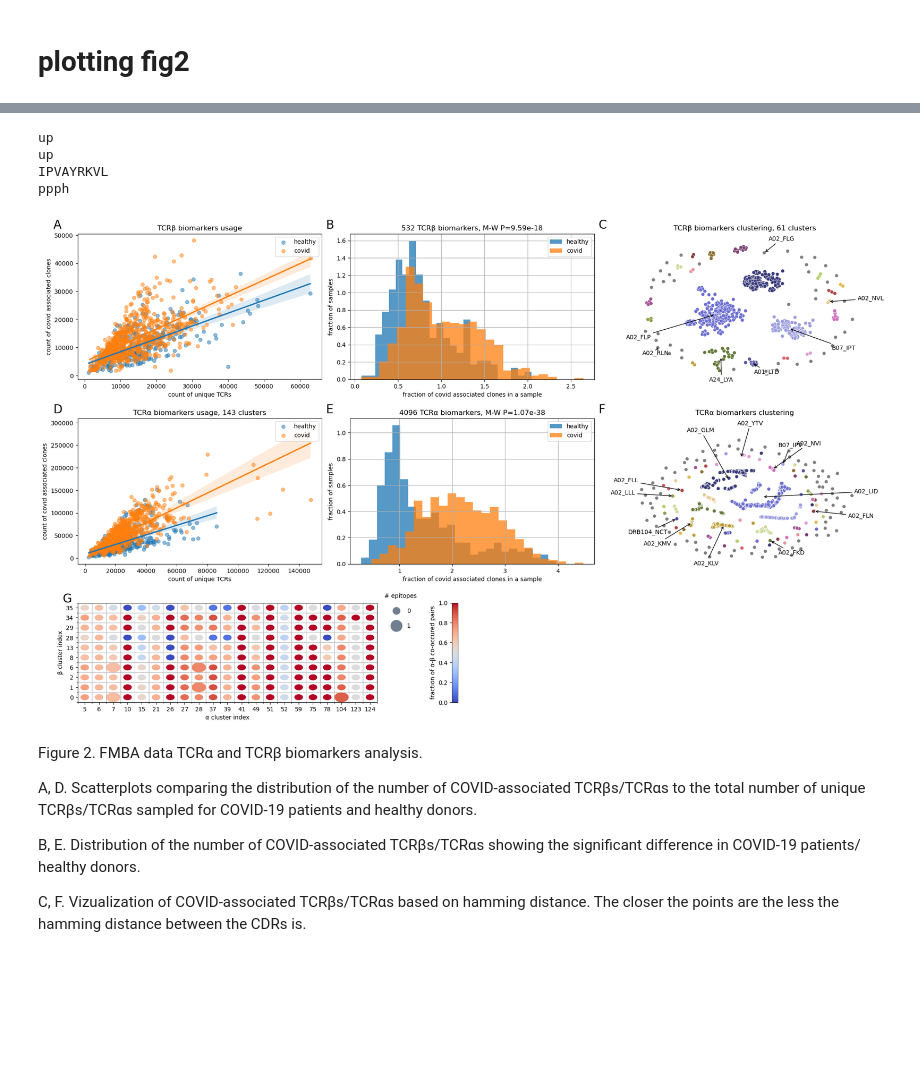
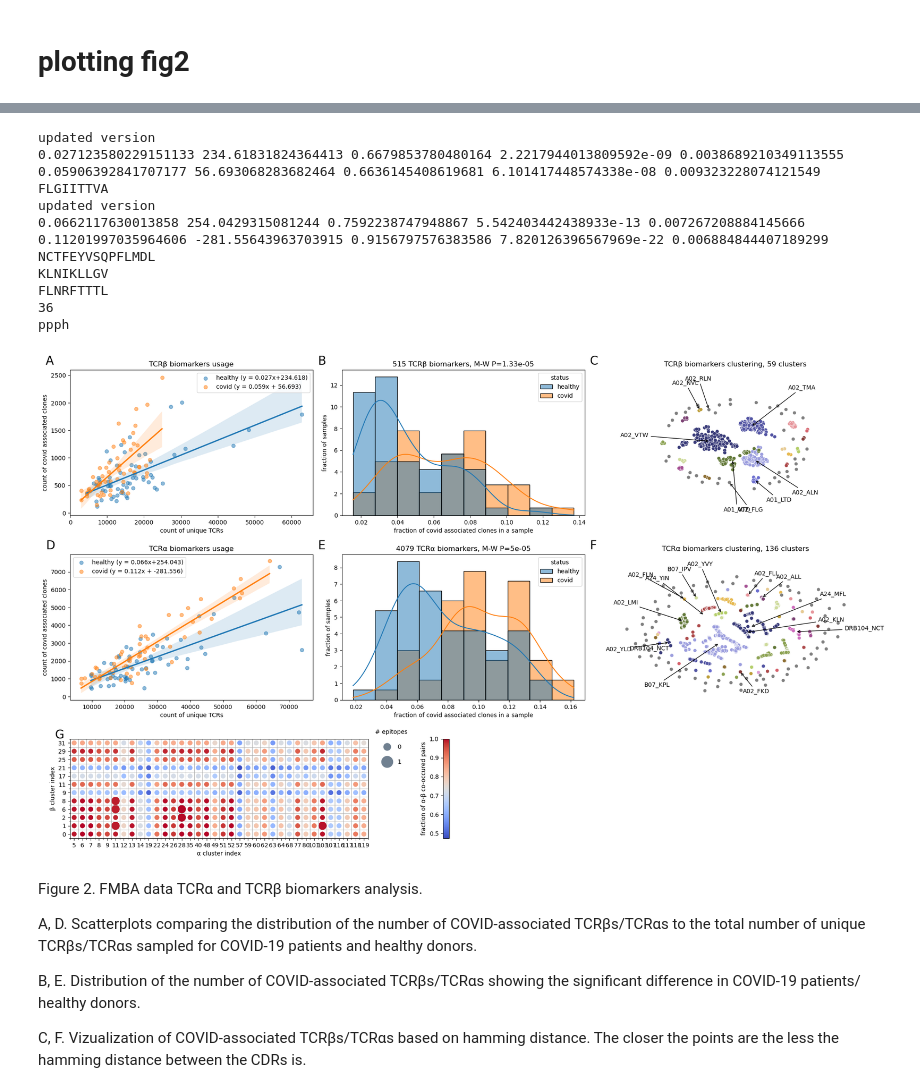
Before and after one commit to antigenomics/tcr-covid-classifier, a Jupyter notebook: publication-notebooks/fig2.ipynb, the cells around one changed output, grey strips where cells are left out. Saved outputs shown, nothing was run; the diff lists cells and outputs as text; code cells hidden in the pictures; blank space fills up the shorter version.

```diff
--- a/publication-notebooks/fig2.ipynb
+++ b/publication-notebooks/fig2.ipynb
@@ -42,6 +49,5 @@ vdjdb = pd.read_csv('data/vdjdb.txt', sep='\t')
 # %%
-desc = pd.read_csv('data/desc_fmba_not_nan_hla.csv').drop(columns=['Unnamed: 0'])
-desc = desc[desc.COVID_status != 'unknown']
+desc = pd.read_csv('data/desc_fmba_not_nan_hla.csv').drop(columns=['Unnamed: 0']).merge(um[['run', 'is_test_run']])
 desc['covid'] = desc.COVID_status.apply(lambda x: 'covid' if x == 'COVID' else 'healthy')
 desc
 # %% [output]
@@ -115,6 +126,6 @@ res_beta
 # %%
 beta_cluster_to_epi = {}
-for cluster_index in range(res_beta.cluster.max()):
+for cluster_index in range(res_beta.cluster.max()+1):
     beta_cluster_to_epi[cluster_index] = check_significant_epitopes_for_cluster(vdjdb, res_beta, cluster_index, dist=1, gene='TRB', alpha=0.05)
 # %% [markdown]
 # α chain biomarkers postprocessing
@@ -154,6 +164,6 @@ res_alpha
 # %%
 alpha_cluster_to_epi = {}
-for cluster_index in range(res_alpha.cluster.max()):
+for cluster_index in range(res_alpha.cluster.max()+1):
     alpha_cluster_to_epi[cluster_index] = check_significant_epitopes_for_cluster(vdjdb, res_alpha, cluster_index, dist=1, gene='TRA')
 # %%
 alpha_cluster_to_epi[0]
@@ -183,0 +249,2 @@ from utils.viz_utils import plot_clonotype_clustering_with_epitope_labeling, plo
+# %%
+desc = prepare_run_column(desc)
@@ -200,7 +275,7 @@ delta_y=1.1
 ax0 = fig.add_subplot(gs[:4, :2])
 ax1 = fig.add_subplot(gs[:4, 2:4])
 ax5 = fig.add_subplot(gs[:4, 4:])
-significant_clones_distribution(significant_clonotype_matrix=clean_beta_cm,
+significant_clones_distribution(significant_clonotype_matrix=prepare_run_column(clean_beta_cm[clean_beta_cm.run.isin(test_runs)]),
                                 run_to_number_of_clones=pd.read_csv('data/run_to_number_of_clones_fmba_TRB.csv'),
                                 desc=desc,
                                 data_description='TCRβ biomarkers',
@@ -215,17 +290,15 @@ ax0.text(delta_x, delta_y, 'A',
     transform=ax0.transAxes,
         size=font_size)
 
-# ax1.set_title('TCRβ biomarkers histogram')
-ax1.legend()
 ax1.text(delta_x, delta_y, 'B',
      horizontalalignment='left',
      verticalalignment='top',
     transform=ax1.transAxes,
         size=font_size)
 
-plot_clonotype_clustering_with_epitope_labeling(res_beta, beta_cluster_to_epi, vdjdb, gene='TRB', dist_to_center=650, global_zero_based=True, ax=ax5)
-ax5.set_xlim(-700, 700)
-ax5.set_ylim(-700, 700)
+plot_clonotype_clustering_with_epitope_labeling(res_beta, beta_cluster_to_epi, vdjdb, gene='TRB', dist_to_center=850, global_zero_based=True, ax=ax5)
+ax5.set_xlim(-1000, 1000)
+ax5.set_ylim(-1000, 1000)
 ax5.text(delta_x, delta_y, 'C',
      horizontalalignment='left',
      verticalalignment='top',
@@ -240,14 +313,14 @@ ax5.set_title(f'TCRβ biomarkers clustering, {res_beta.cluster.max() + 1} cluste
 ax2 = fig.add_subplot(gs[4:8, :2])
 ax3 = fig.add_subplot(gs[4:8, 2:4])
 ax6 = fig.add_subplot(gs[4:8, 4:])
-significant_clones_distribution(significant_clonotype_matrix=clean_alpha_cm,
+significant_clones_distribution(significant_clonotype_matrix=prepare_run_column(clean_alpha_cm[clean_alpha_cm.run.isin(test_runs)]),
                                 run_to_number_of_clones=pd.read_csv('data/run_to_number_of_clones_fmba_TRA.csv'),
                                 desc=desc,
                                 data_description='TCRα biomarkers',
                                 by='covid',
                                 reg_ax=ax2,
                                 hist_ax=ax3)
-ax2.set_title(f'TCRα biomarkers usage, {res_alpha.cluster.max() + 1} clusters')
+ax2.set_title(f'TCRα biomarkers usage')
 ax2.legend()
 ax2.text(delta_x, delta_y, 'D',
      horizontalalignment='left',
@@ -255,8 +328,6 @@ ax2.text(delta_x, delta_y, 'D',
     transform=ax2.transAxes,
         size=font_size)
 
-# ax3.set_title('α biomarkers histogram')
-ax3.legend()
 ax3.text(delta_x, delta_y, 'E',
      horizontalalignment='left',
      verticalalignment='top',
@@ -270,39 +341,62 @@ plot_clonotype_clustering_with_epitope_labeling(res_alpha,
                                                 cluster_size_threshold=0,
                                                 dist_to_center=450,
                                                 center_diff_threshold=75,
                                                 ax=ax6)
 ax6.text(delta_x, delta_y, 'F',
      horizontalalignment='left',
      verticalalignment='top',
     transform=ax6.transAxes,
         size=font_size)
 ax6.axis('off')
 ax6.set_xlim(-500, 500)
 ax6.set_ylim(-500, 600)
 ax6.legend().remove()
-ax6.set_title('TCRα biomarkers clustering')
+ax6.set_title(f'TCRα biomarkers clustering, {res_alpha.cluster.max() + 1} clusters')
 ###################################################
 
 ax7 = fig.add_subplot(gs[8:, :3])
-plot_cooccurence_heatmap_with_epitopes_labeling_bubble(cooccurence_df, annot_df, fig=fig, ax=ax7, corr_threshold=4, legend_x=1.15)
+plot_cooccurence_heatmap_with_epitopes_labeling_bubble(cooccurence_df, annot_df, fig=fig, ax=ax7,
+                                                       corr_threshold_row=np.quantile(cooccurence_df.to_numpy().flatten(), 0.95),
+                                                       corr_threshold_col=np.quantile(cooccurence_df.to_numpy().flatten(), 0.95),
+       epitopes_count_threshold=0,  legend_x=1.15)
 ax7.text(delta_x+0.05, delta_y, 'G',
      horizontalalignment='left',
      verticalalignment='top',
     transform=ax7.transAxes,
         size=font_size)
 
 ###################################################
+
+# ax8 = fig.add_subplot(gs[8:, 3:])
+# plot_cooccured_epitopes_table(res_alpha, res_beta, cooccurence_dist1_epitopes, vdjdb, ax=ax8)
+# ax8.text(delta_x+0.05, delta_y, 'H',
+#      horizontalalignment='left',
+#      verticalalignment='top',
+#     transform=ax7.transAxes,
+#         size=font_size)
+# ax8.axis('off')
+# ax8.axis('tight')
+
+###################################################
 plt.tight_layout()
 plt.savefig("figures/fig2.svg")
 plt.savefig("figures/fig2.pdf")
 plt.savefig("figures/fig2.png")
 plt.show()
 # %% [output]
-up
-up
-IPVAYRKVL
+updated version
+0.027123580229151133 234.61831824364413 0.6679853780480164 2.2217944013809592e-09 0.0038689210349113555
+0.05906392841707177 56.693068283682464 0.6636145408619681 6.101417448574338e-08 0.009323228074121549
+FLGIITTVA
+updated version
+0.0662117630013858 254.0429315081244 0.7592238747948867 5.542403442438933e-13 0.007267208884145666
+0.11201997035964606 -281.55643963703915 0.9156797576383586 7.820126396567969e-22 0.006884844407189299
+NCTFEYVSQPFLMDL
+KLNIKLLGV
+FLNRFTTTL
+36
 рррh
-[figure, old version]
+[figure, new version]
 # %% [markdown]
 Figure 2. FMBA data TCRα and TCRβ biomarkers analysis.
 
```
Also changed, not shown: parts of 30 cells of this notebook, 28 other files.
